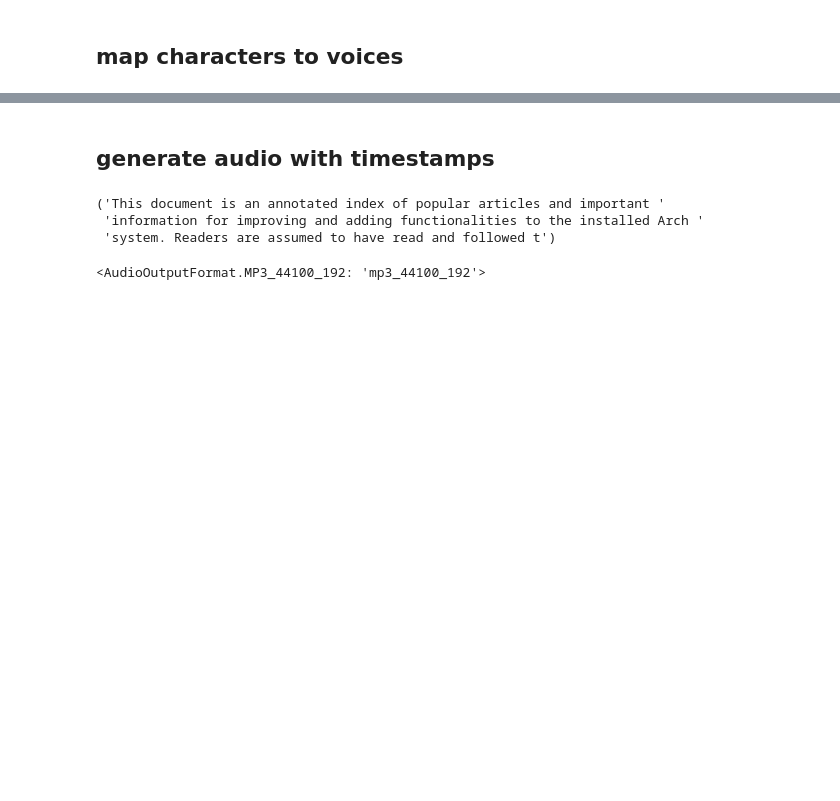
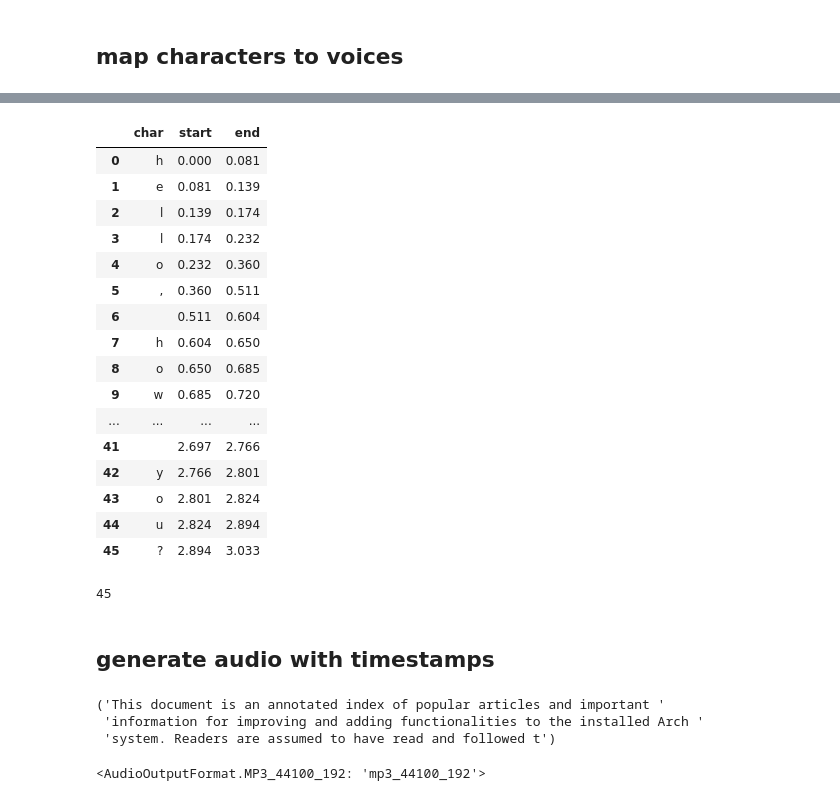
Before and after one commit to navalnica/ai-audio-books, a Jupyter notebook: notebooks/playground.ipynb, the cells around one changed output, grey strips where cells are left out. Drawn from its saved outputs; the diff is of its cells as text; code cells hidden in the pictures; blank space fills up the shorter version.

Commit message:
add pause and placeholder between alignments during combination

```diff
--- a/notebooks/playground.ipynb
+++ b/notebooks/playground.ipynb
@@ -304,0 +135,3 @@ array(['female', 'male', 'non-binary', 'neutral'], dtype=object)
+# %%
+character2voice = res2.character2voice
+character2voice
@@ -304,0 +147,8 @@ array(['female', 'male', 'non-binary', 'neutral'], dtype=object)
+# %%
+tts_responses = []
+
+for phrase in res.phrases:
+    voice_id = character2voice[phrase.character]
+    tts_params = params = TTSParams(voice_id=voice_id, text=phrase.text)
+    response = await tts.tts_w_timestamps(params)
+    tts_responses.append(response)
@@ -305,3 +160,31 @@ array(['female', 'male', 'non-binary', 'neutral'], dtype=object)
+# %%
+alignments = [response.alignment for response in tts_responses]
+# %%
+a = TTSTimestampsAlignemnt.combine_alignments(alignments=alignments)
+# %%
+a.to_dataframe()
+# %% [output]
+|  | char | start | end |
+| 0 | h | 0.000 | 0.081 |
+| 1 | e | 0.081 | 0.139 |
+| 2 | l | 0.139 | 0.174 |
+| 3 | l | 0.174 | 0.232 |
+| 4 | o | 0.232 | 0.360 |
+| 5 | , | 0.360 | 0.511 |
+| 6 |  | 0.511 | 0.604 |
+| 7 | h | 0.604 | 0.650 |
+| 8 | o | 0.650 | 0.685 |
+| 9 | w | 0.685 | 0.720 |
+| ... | ... | ... | ... |
+| 41 |  | 2.697 | 2.766 |
+| 42 | y | 2.766 | 2.801 |
+| 43 | o | 2.801 | 2.824 |
+| 44 | u | 2.824 | 2.894 |
+| 45 | ? | 2.894 | 3.033 |
+# %%
+len(''.join([x.text for x in res.phrases]))
+# %% [output]
+45
 # %% [markdown]
 ## generate audio with timestamps
 # %%
```
Also changed, not shown: parts of 46 cells of this notebook, 1 other file.
